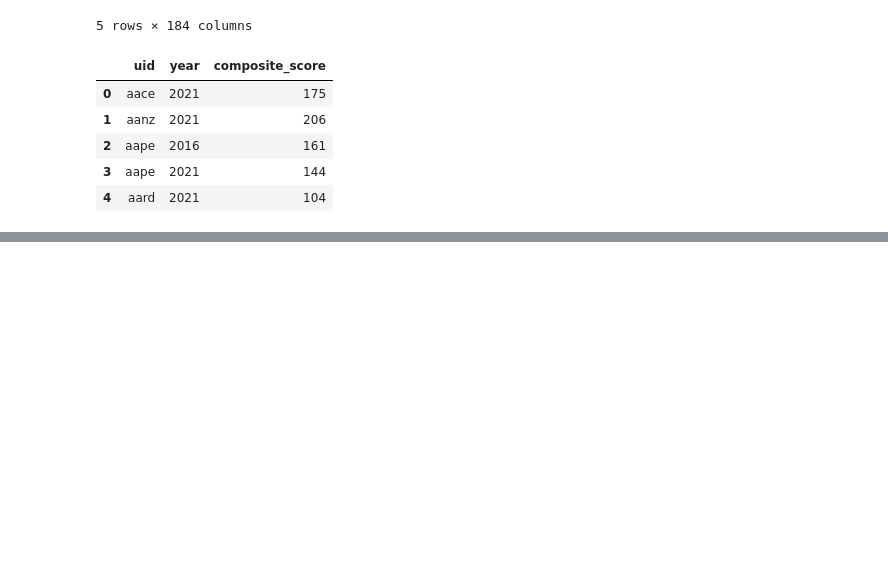
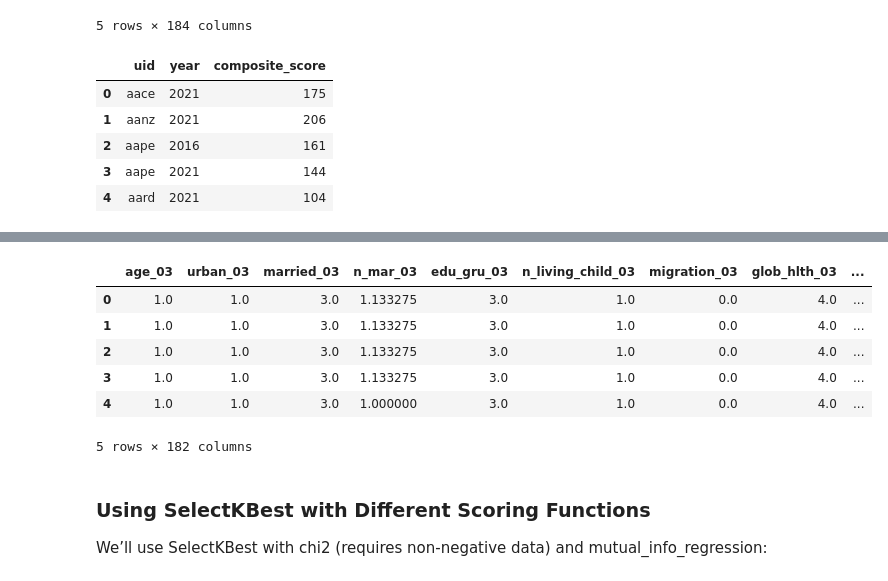
Before and after one commit to geomwangi007/Early-Detection-of-Alzheimer-s-Disease-and-Related-Dementias-Using-Social-Determinants-of-Health, a Jupyter notebook: IPNYBS/Geoffrey.ipynb, the cells around one changed output, grey strips where cells are left out. Cells and saved outputs as stored; diff of their text form; code cells hidden in the pictures; blank space fills up the shorter version.

```diff
--- a/IPNYBS/Geoffrey.ipynb
+++ b/IPNYBS/Geoffrey.ipynb
@@ -711,0 +575,10 @@ Number of duplicate rows: 0
+# %%
+combined_data_cleaned.head()
+# %% [output]
+|  | age_03 | urban_03 | married_03 | n_mar_03 | edu_gru_03 | n_living_child_03 | migration_03 | glob_hlth_03 | ... |
+| 0 | 1.0 | 1.0 | 3.0 | 1.133275 | 3.0 | 1.0 | 0.0 | 4.0 | ... |
+| 1 | 1.0 | 1.0 | 3.0 | 1.133275 | 3.0 | 1.0 | 0.0 | 4.0 | ... |
+| 2 | 1.0 | 1.0 | 3.0 | 1.133275 | 3.0 | 1.0 | 0.0 | 4.0 | ... |
+| 3 | 1.0 | 1.0 | 3.0 | 1.133275 | 3.0 | 1.0 | 0.0 | 4.0 | ... |
+| 4 | 1.0 | 1.0 | 3.0 | 1.000000 | 3.0 | 1.0 | 0.0 | 4.0 | ... |
+5 rows × 182 columns
@@ -711,0 +610,4 @@ Number of duplicate rows: 0
+# %% [markdown]
+### Using SelectKBest with Different Scoring Functions
+
+We’ll use SelectKBest with chi2 (requires non-negative data) and mutual_info_regression:
```
Also changed, not shown: parts of 112 cells of this notebook, 5 other files.
